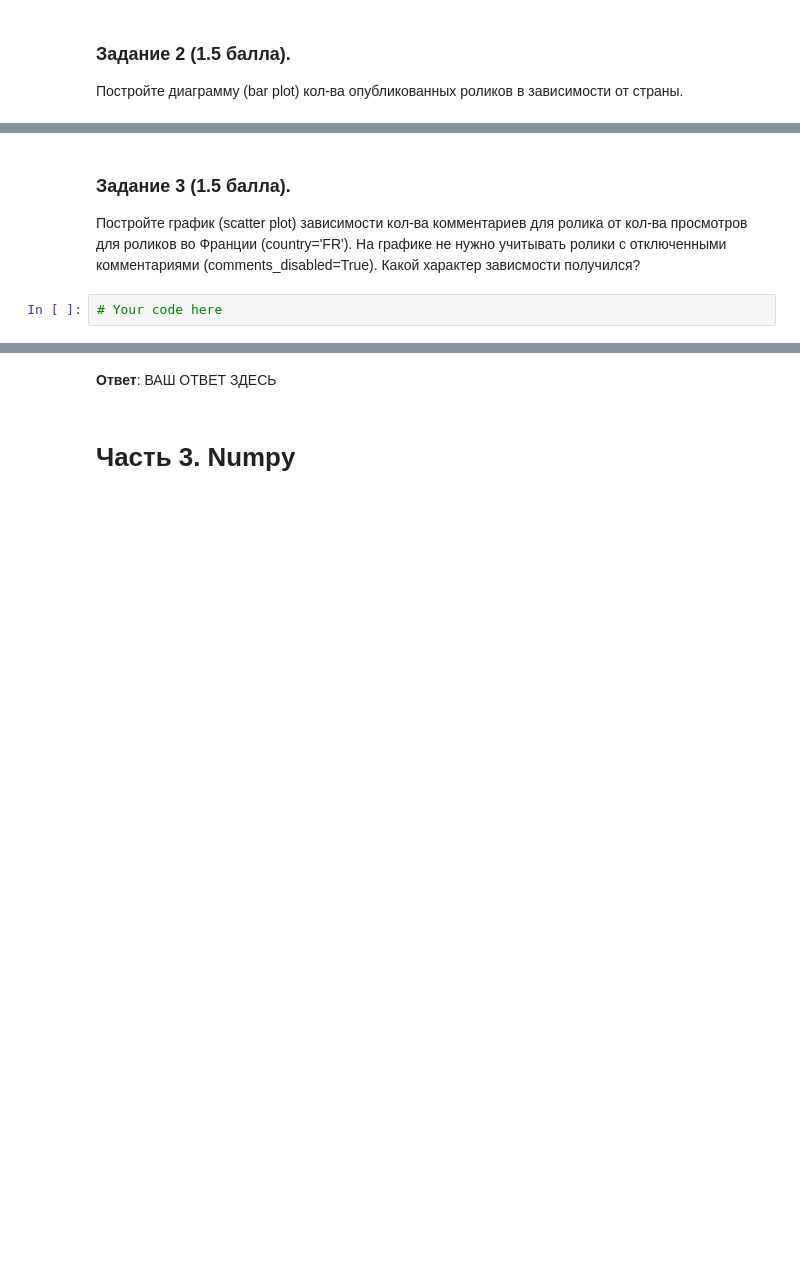
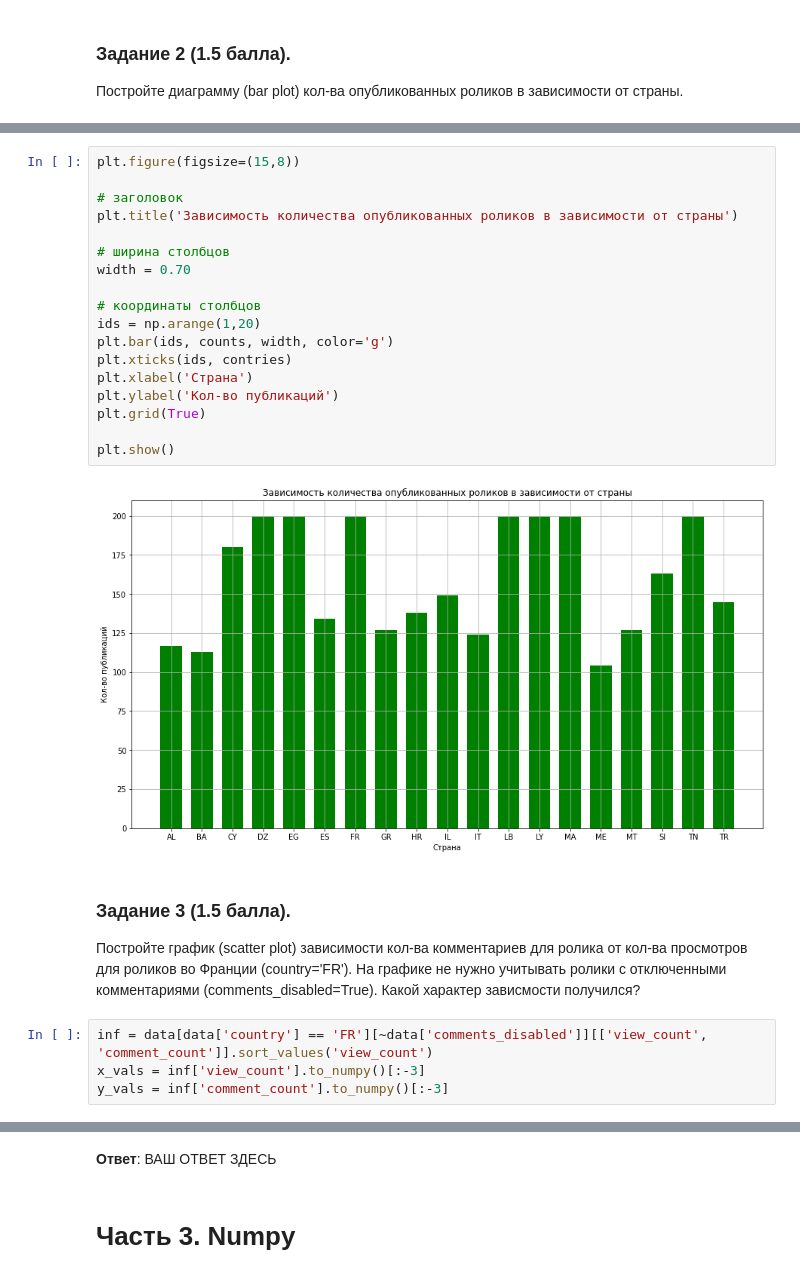
Before and after one commit to DSFed8889/msu_ML_spring_2022, a Jupyter notebook: numpy_pandas_matplotlib_2022.ipynb, the cells around one changed output, grey strips where cells are left out. Cells and saved outputs as stored; diff of their text form; blank space fills up the shorter version.

```diff
--- a/numpy_pandas_matplotlib_2022.ipynb
+++ b/numpy_pandas_matplotlib_2022.ipynb
@@ -355,5 +403,27 @@ import matplotlib.pyplot as plt
+# %%
+plt.figure(figsize=(15,8))
+
+# заголовок
+plt.title('Зависимость количества опубликованных роликов в зависимости от страны')
+
+# ширина столбцов
+width = 0.70
+
+# координаты столбцов
+ids = np.arange(1,20)
+plt.bar(ids, counts, width, color='g')
+plt.xticks(ids, contries)
+plt.xlabel('Страна')
+plt.ylabel('Кол-во публикаций')
+plt.grid(True)
+
+plt.show()
+# %% [output]
+[figure, added]
 # %% [markdown]
 ### Задание 3 (1.5 балла).
 Постройте график (scatter plot) зависимости кол-ва комментариев для ролика от кол-ва просмотров для роликов во Франции (country='FR'). На графике не нужно учитывать ролики с отключенными комментариями (comments_disabled=True). Какой характер зависмости получился?
-# %%
-# Your code here
+# %%
+inf = data[data['country'] == 'FR'][~data['comments_disabled']][['view_count', 'comment_count']].sort_values('view_count')
+x_vals = inf['view_count'].to_numpy()[:-3]
+y_vals = inf['comment_count'].to_numpy()[:-3]
```
Also changed, not shown: parts of 18 cells of this notebook.
